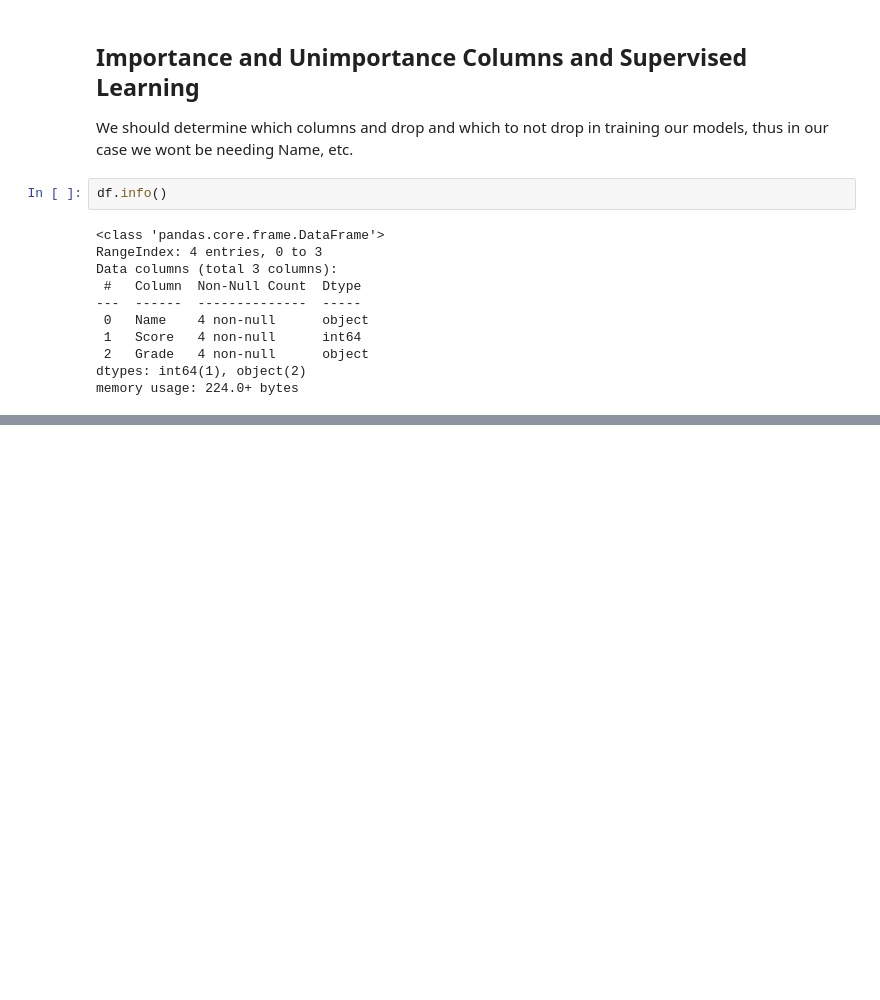
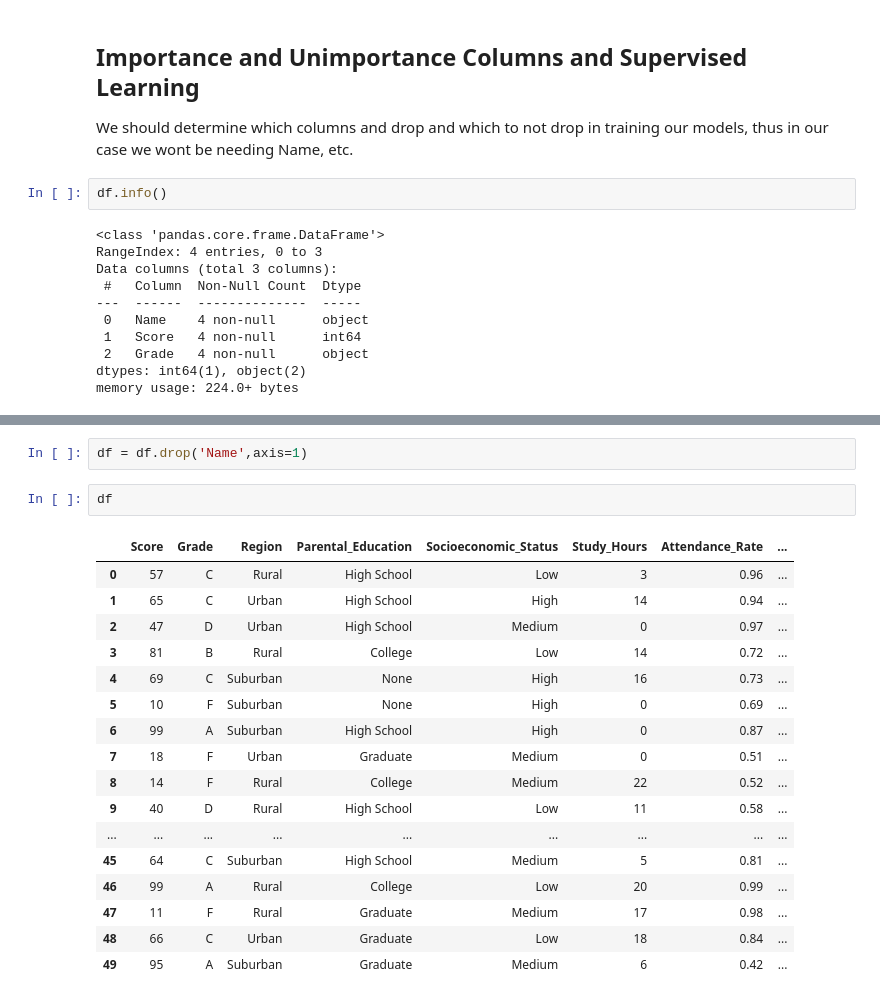
Before and after one commit to swpyaehmuehtet/MachineLearning, a Jupyter notebook: SupervisedLearning/StudentGradePrediction_Supervised.ipynb, the cells around one changed output, grey strips where cells are left out. Drawn from its saved outputs; the diff is of its cells as text; blank space fills up the shorter version.

```diff
--- a/SupervisedLearning/StudentGradePrediction_Supervised.ipynb
+++ b/SupervisedLearning/StudentGradePrediction_Supervised.ipynb
@@ -46,0 +127,22 @@ memory usage: 224.0+ bytes
+# %%
+df = df.drop('Name',axis=1)
+# %%
+df
+# %% [output]
+|  | Score | Grade | Region | Parental_Education | Socioeconomic_Status | Study_Hours | Attendance_Rate | ... |
+| 0 | 57 | C | Rural | High School | Low | 3 | 0.96 | ... |
+| 1 | 65 | C | Urban | High School | High | 14 | 0.94 | ... |
+| 2 | 47 | D | Urban | High School | Medium | 0 | 0.97 | ... |
+| 3 | 81 | B | Rural | College | Low | 14 | 0.72 | ... |
+| 4 | 69 | C | Suburban | None | High | 16 | 0.73 | ... |
+| 5 | 10 | F | Suburban | None | High | 0 | 0.69 | ... |
+| 6 | 99 | A | Suburban | High School | High | 0 | 0.87 | ... |
+| 7 | 18 | F | Urban | Graduate | Medium | 0 | 0.51 | ... |
+| 8 | 14 | F | Rural | College | Medium | 22 | 0.52 | ... |
+| 9 | 40 | D | Rural | High School | Low | 11 | 0.58 | ... |
+| ... | ... | ... | ... | ... | ... | ... | ... | ... |
+| 45 | 64 | C | Suburban | High School | Medium | 5 | 0.81 | ... |
+| 46 | 99 | A | Rural | College | Low | 20 | 0.99 | ... |
+| 47 | 11 | F | Rural | Graduate | Medium | 17 | 0.98 | ... |
+| 48 | 66 | C | Urban | Graduate | Low | 18 | 0.84 | ... |
+| 49 | 95 | A | Suburban | Graduate | Medium | 6 | 0.42 | ... |
```
Also changed, not shown: parts of 4 cells of this notebook.
